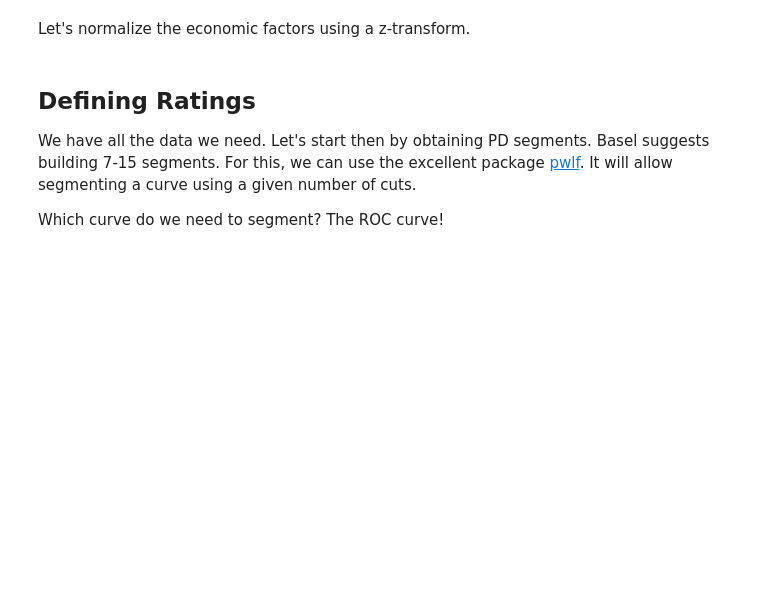
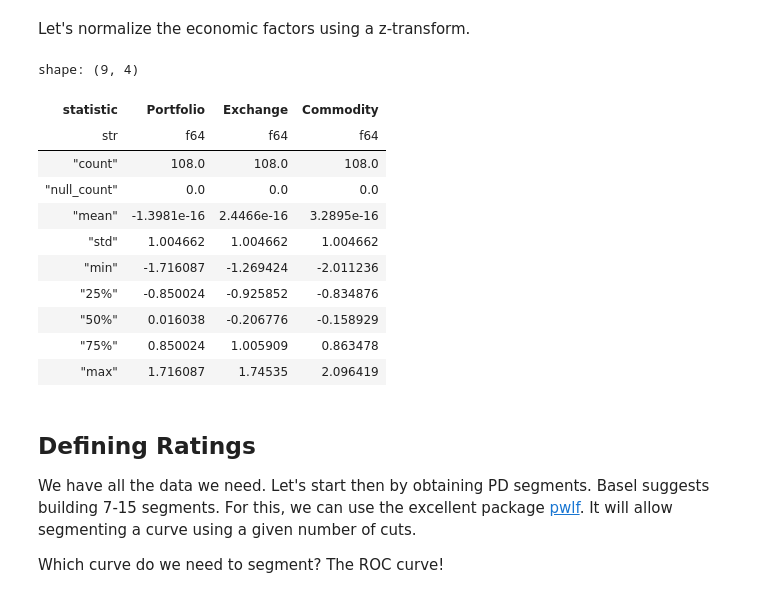
Before and after one commit to CBravoR/AdvancedAnalyticsLabs, a Jupyter notebook: notebooks/python/Lab_PD_Calibration.ipynb, the cells around one changed output. Saved outputs shown, nothing was run; the diff lists cells and outputs as text; code cells hidden in the pictures; blank space fills up the shorter version.

```diff
--- a/notebooks/python/Lab_PD_Calibration.ipynb
+++ b/notebooks/python/Lab_PD_Calibration.ipynb
@@ -42,9 +99,26 @@ econ_factors.describe()
 # %% [markdown]
 Let's normalize the economic factors using a z-transform.
-# %%
-from scipy.stats import zscore
-econ_factors=econ_factors.apply(zscore)
-econ_factors.describe()
+# %%
+# Create the column transformer
+scaler = StandardScaler()
+
+econ_factors = scaler.fit_transform(econ_factors)
+econ_factors = pl.DataFrame(econ_factors)
+econ_factors.columns = ['Portfolio', 'Exchange', 'Commodity']
+econ_factors.describe()
+# %% [output]
+shape: (9, 4)
+| statistic | Portfolio | Exchange | Commodity |
+| str | f64 | f64 | f64 |
+| "count" | 108.0 | 108.0 | 108.0 |
+| "null_count" | 0.0 | 0.0 | 0.0 |
+| "mean" | -1.3981e-16 | 2.4466e-16 | 3.2895e-16 |
+| "std" | 1.004662 | 1.004662 | 1.004662 |
+| "min" | -1.716087 | -1.269424 | -2.011236 |
+| "25%" | -0.850024 | -0.925852 | -0.834876 |
+| "50%" | 0.016038 | -0.206776 | -0.158929 |
+| "75%" | 0.850024 | 1.005909 | 0.863478 |
+| "max" | 1.716087 | 1.74535 | 2.096419 |
 # %% [markdown]
 ## Defining Ratings
 
```
Also changed, not shown: parts of 41 cells of this notebook.
